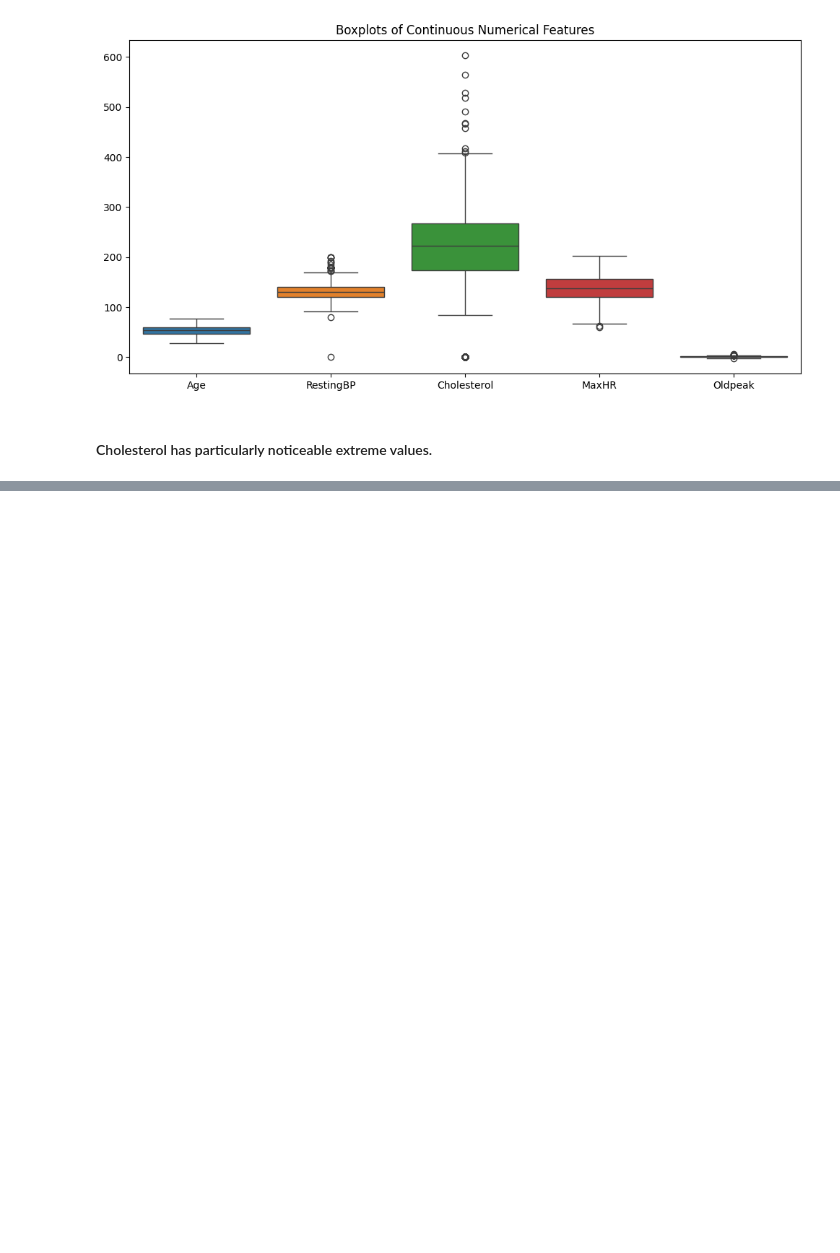
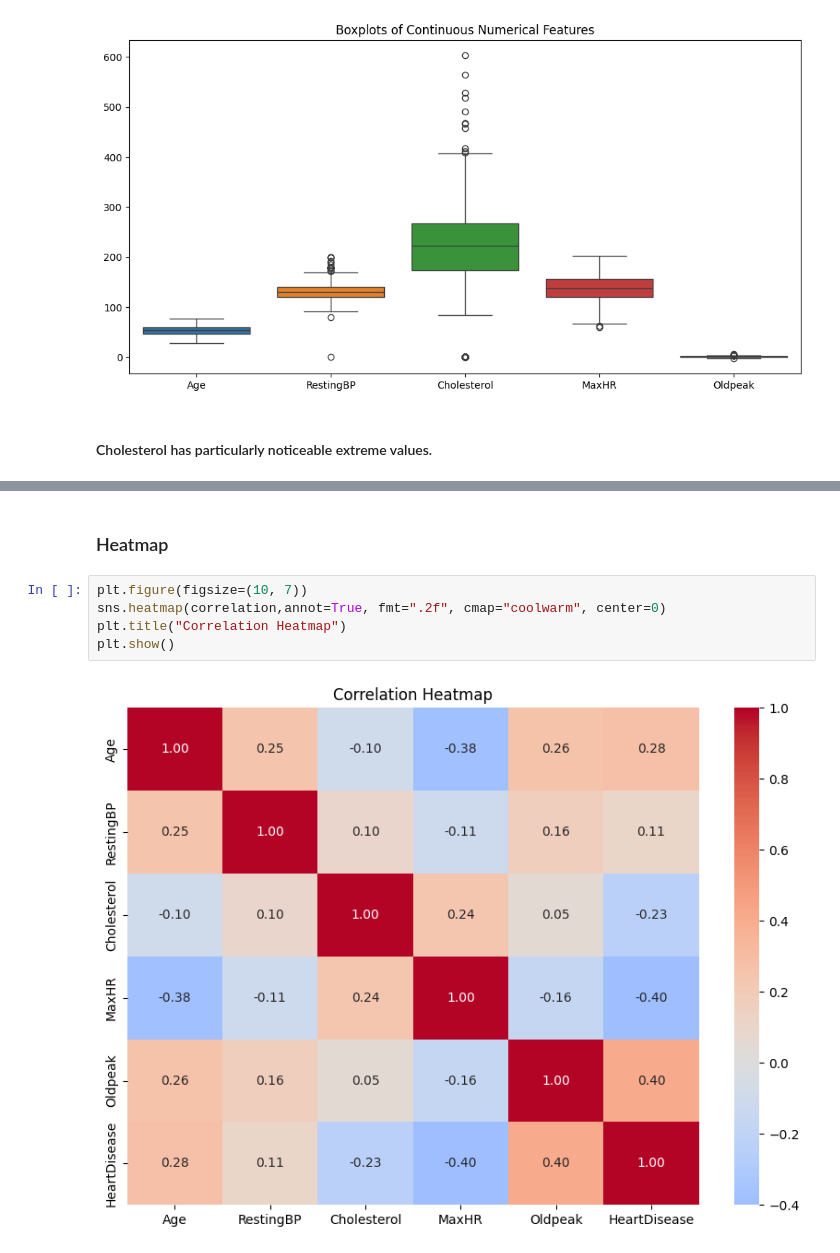
Before and after one commit to Kakul-07/EDA-Task, a Jupyter notebook: Heart/eda.ipynb, the cells around one changed output, grey strips where cells are left out. Drawn from its saved outputs; the diff is of its cells as text; blank space fills up the shorter version.

```diff
--- a/Heart/eda.ipynb
+++ b/Heart/eda.ipynb
@@ -460,0 +571,9 @@ HeartDisease      1.000000
+# %% [markdown]
+### Heatmap
+# %%
+plt.figure(figsize=(10, 7))
+sns.heatmap(correlation,annot=True, fmt=".2f", cmap="coolwarm", center=0)
+plt.title("Correlation Heatmap")
+plt.show()
+# %% [output]
+[figure, added]
```
Also changed, not shown: parts of 83 cells of this notebook, 1 other file.
